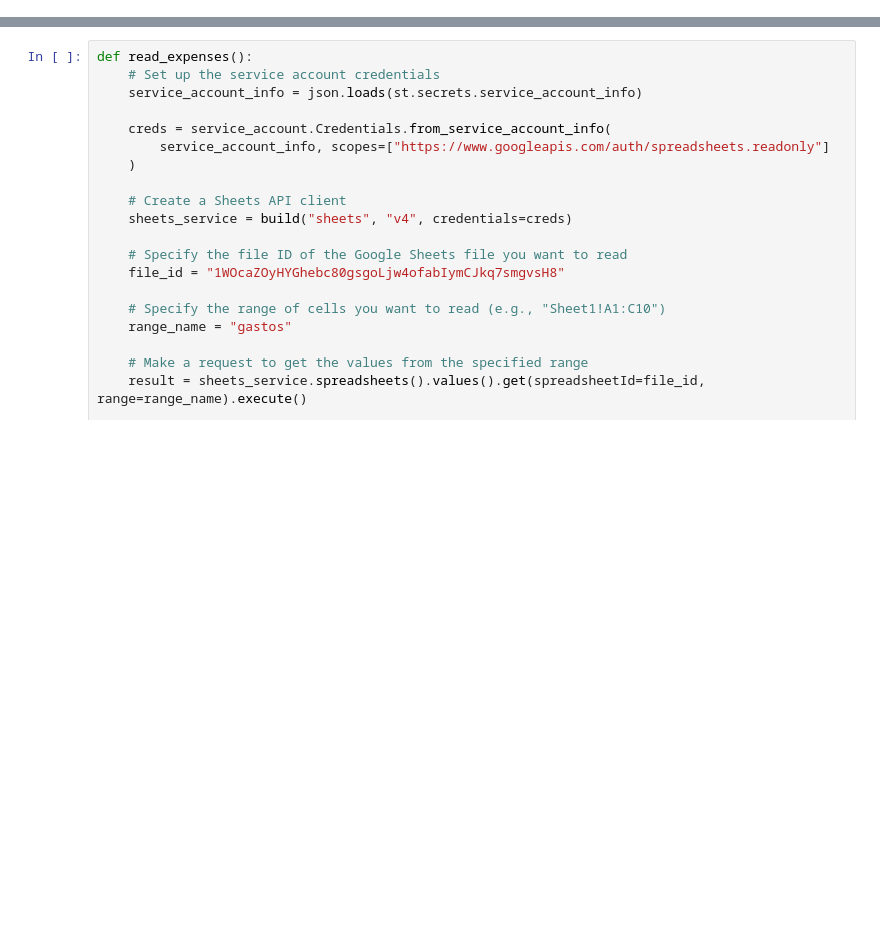
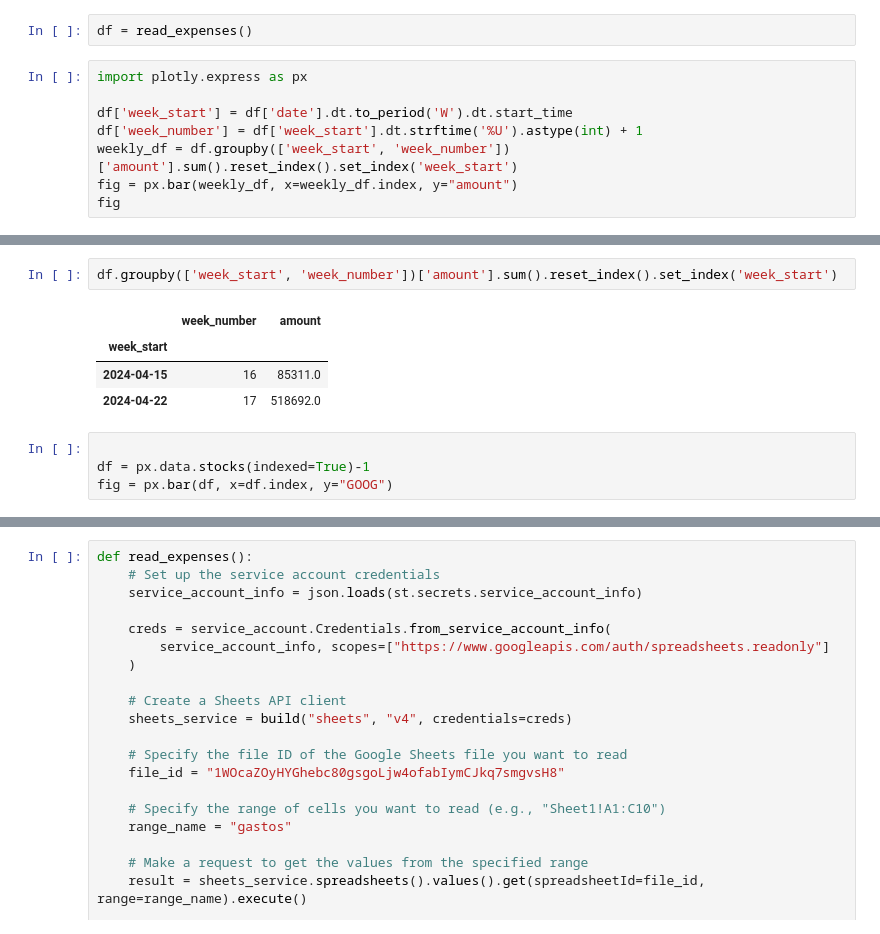
Before and after one commit to cecilvega/tidyfinance, a Jupyter notebook: wrangling.ipynb, the cells around one changed output, grey strips where cells are left out. Cells and saved outputs as stored; diff of their text form; blank space fills up the shorter version.

```diff
--- a/wrangling.ipynb
+++ b/wrangling.ipynb
@@ -6,0 +12,10 @@ from googleapiclient.discovery import build
+# %%
+df = read_expenses()
+# %%
+import plotly.express as px
+
+df['week_start'] = df['date'].dt.to_period('W').dt.start_time
+df['week_number'] = df['week_start'].dt.strftime('%U').astype(int) + 1
+weekly_df = df.groupby(['week_start', 'week_number'])['amount'].sum().reset_index().set_index('week_start')
+fig = px.bar(weekly_df, x=weekly_df.index, y="amount")
+fig
@@ -6,0 +25,11 @@ from googleapiclient.discovery import build
+# %%
+df.groupby(['week_start', 'week_number'])['amount'].sum().reset_index().set_index('week_start')
+# %% [output]
+|  | week_number | amount |
+| week_start |  |  |
+| 2024-04-15 | 16 | 85311.0 |
+| 2024-04-22 | 17 | 518692.0 |
+# %%
+
+df = px.data.stocks(indexed=True)-1
+fig = px.bar(df, x=df.index, y="GOOG")
```
Also changed, not shown: parts of 5 cells of this notebook, 2 other files.
